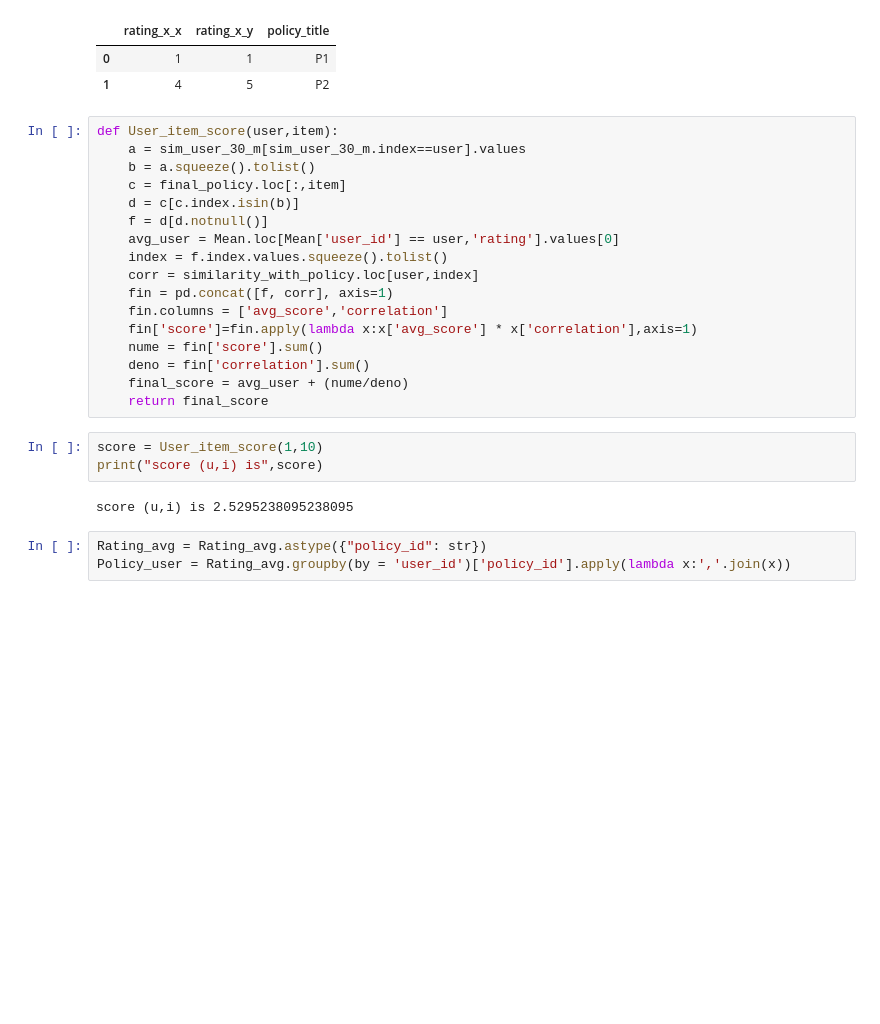
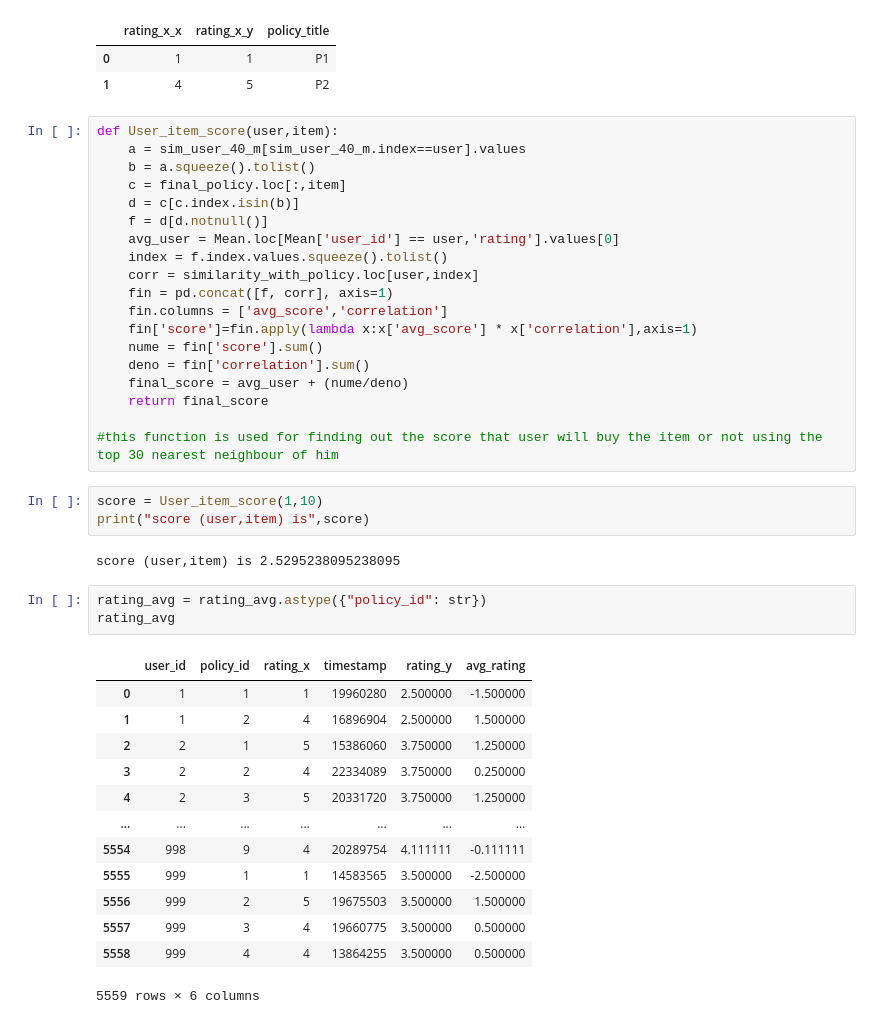
Before and after one commit to erickeagle/ReSys-policy, a Jupyter notebook: policy_recommendation.ipynb, the cells around one changed output. Cells and saved outputs as stored; diff of their text form; blank space fills up the shorter version.

```diff
--- a/policy_recommendation.ipynb
+++ b/policy_recommendation.ipynb
@@ -207,7 +264,7 @@ a.head()
 | 1 | 4 | 5 | P2 |
 # %%
 def User_item_score(user,item):
-    a = sim_user_30_m[sim_user_30_m.index==user].values
+    a = sim_user_40_m[sim_user_40_m.index==user].values
     b = a.squeeze().tolist()
     c = final_policy.loc[:,item]
     d = c[c.index.isin(b)]
@@ -222,11 +279,27 @@ def User_item_score(user,item):
     deno = fin['correlation'].sum()
     final_score = avg_user + (nume/deno)
     return final_score
+
+#this function is used for finding out the score that user will buy the item or not using the top 30 nearest neighbour of him
 # %%
 score = User_item_score(1,10)
-print("score (u,i) is",score)
+print("score (user,item) is",score)
 # %% [output]
-score (u,i) is 2.5295238095238095
+score (user,item) is 2.5295238095238095
 # %%
-Rating_avg = Rating_avg.astype({"policy_id": str})
-Policy_user = Rating_avg.groupby(by = 'user_id')['policy_id'].apply(lambda x:','.join(x))
+rating_avg = rating_avg.astype({"policy_id": str})
+rating_avg
+# %% [output]
+|  | user_id | policy_id | rating_x | timestamp | rating_y | avg_rating |
+| 0 | 1 | 1 | 1 | 19960280 | 2.500000 | -1.500000 |
+| 1 | 1 | 2 | 4 | 16896904 | 2.500000 | 1.500000 |
+| 2 | 2 | 1 | 5 | 15386060 | 3.750000 | 1.250000 |
+| 3 | 2 | 2 | 4 | 22334089 | 3.750000 | 0.250000 |
+| 4 | 2 | 3 | 5 | 20331720 | 3.750000 | 1.250000 |
+| ... | ... | ... | ... | ... | ... | ... |
+| 5554 | 998 | 9 | 4 | 20289754 | 4.111111 | -0.111111 |
+| 5555 | 999 | 1 | 1 | 14583565 | 3.500000 | -2.500000 |
+| 5556 | 999 | 2 | 5 | 19675503 | 3.500000 | 1.500000 |
+| 5557 | 999 | 3 | 4 | 19660775 | 3.500000 | 0.500000 |
+| 5558 | 999 | 4 | 4 | 13864255 | 3.500000 | 0.500000 |
+5559 rows × 6 columns
```
Also changed, not shown: parts of 15 cells of this notebook.
